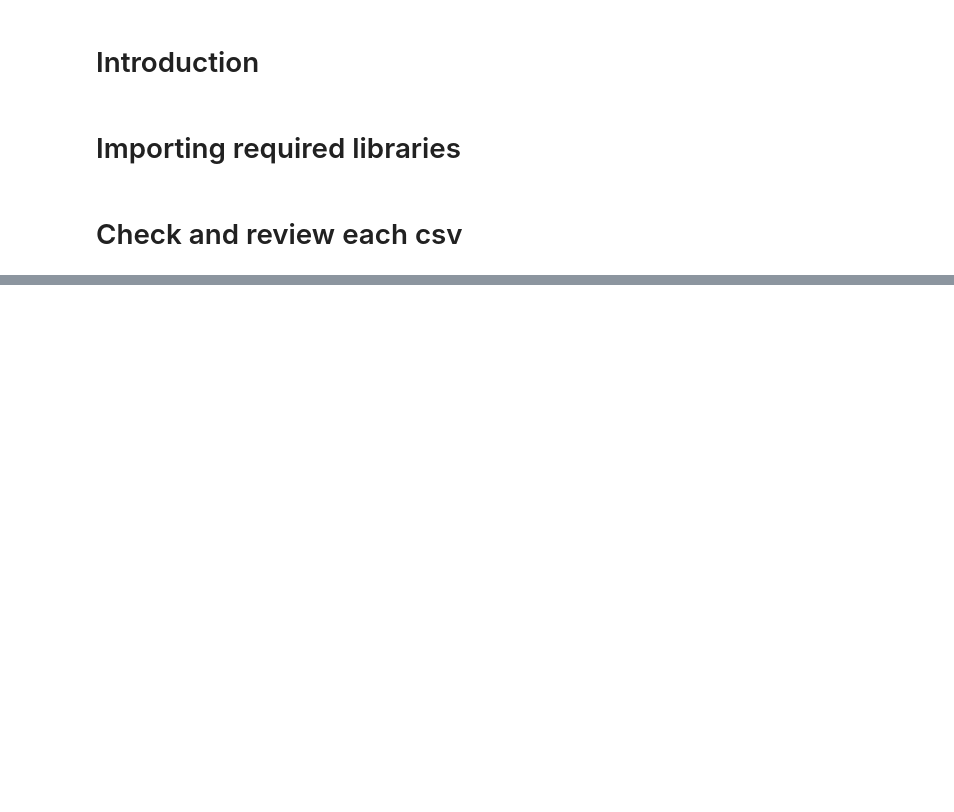
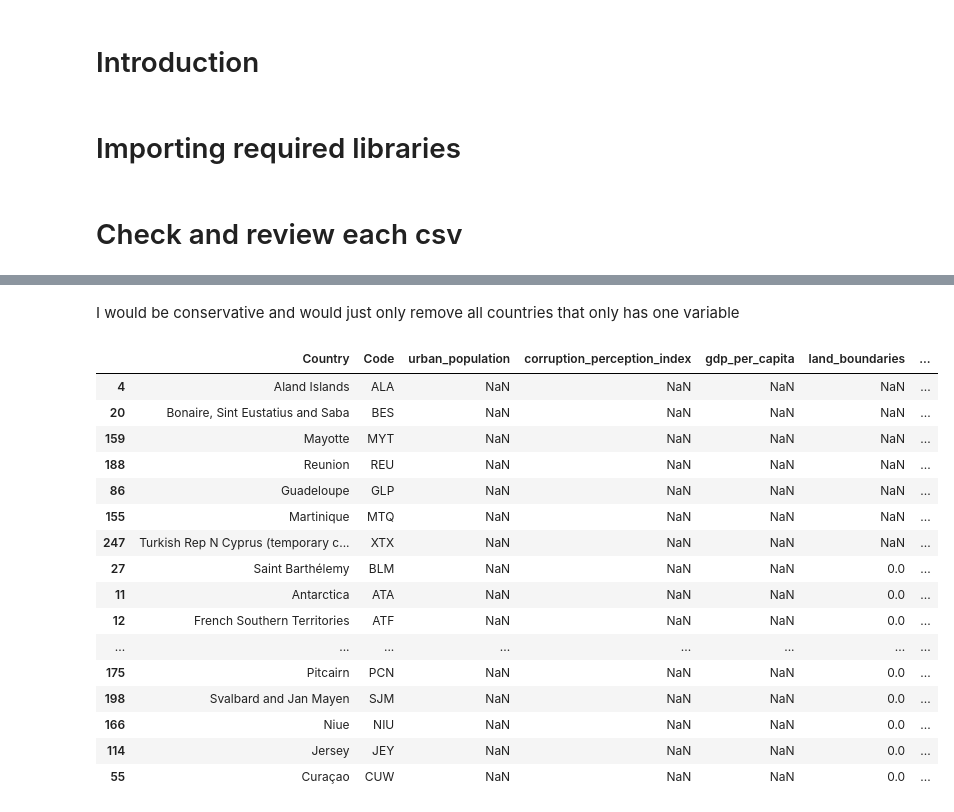
Before and after one commit to biogear13/country-factors-mobility, a Jupyter notebook: data_cleaning.ipynb, the cells around one changed output, grey strips where cells are left out. Saved outputs shown, nothing was run; the diff lists cells and outputs as text; code cells hidden in the pictures; blank space fills up the shorter version.

```diff
--- a/data_cleaning.ipynb
+++ b/data_cleaning.ipynb
@@ -62,0 +150,23 @@ max             NaN  NaN  2022.0        1.637687e+07  2022.0
+# %% [markdown]
+I would be conservative and would just only remove all countries that only has one variable
+# %%
+missing_df = missing_df[missing_df['missing_count']>=11].sort_values(by='missing_count', ascending=False)
+missing_df
+# %% [output]
+|  | Country | Code | urban_population | corruption_perception_index | gdp_per_capita | land_boundaries | ... |
+| 4 | Aland Islands | ALA | NaN | NaN | NaN | NaN | ... |
+| 20 | Bonaire, Sint Eustatius and Saba | BES | NaN | NaN | NaN | NaN | ... |
+| 159 | Mayotte | MYT | NaN | NaN | NaN | NaN | ... |
+| 188 | Reunion | REU | NaN | NaN | NaN | NaN | ... |
+| 86 | Guadeloupe | GLP | NaN | NaN | NaN | NaN | ... |
+| 155 | Martinique | MTQ | NaN | NaN | NaN | NaN | ... |
+| 247 | Turkish Rep N Cyprus (temporary c... | XTX | NaN | NaN | NaN | NaN | ... |
+| 27 | Saint Barthélemy | BLM | NaN | NaN | NaN | 0.0 | ... |
+| 11 | Antarctica | ATA | NaN | NaN | NaN | 0.0 | ... |
+| 12 | French Southern Territories | ATF | NaN | NaN | NaN | 0.0 | ... |
+| ... | ... | ... | ... | ... | ... | ... | ... |
+| 175 | Pitcairn | PCN | NaN | NaN | NaN | 0.0 | ... |
+| 198 | Svalbard and Jan Mayen | SJM | NaN | NaN | NaN | 0.0 | ... |
+| 166 | Niue | NIU | NaN | NaN | NaN | 0.0 | ... |
+| 114 | Jersey | JEY | NaN | NaN | NaN | 0.0 | ... |
+| 55 | Curaçao | CUW | NaN | NaN | NaN | 0.0 | ... |
```
Also changed, not shown: parts of 49 cells of this notebook.
